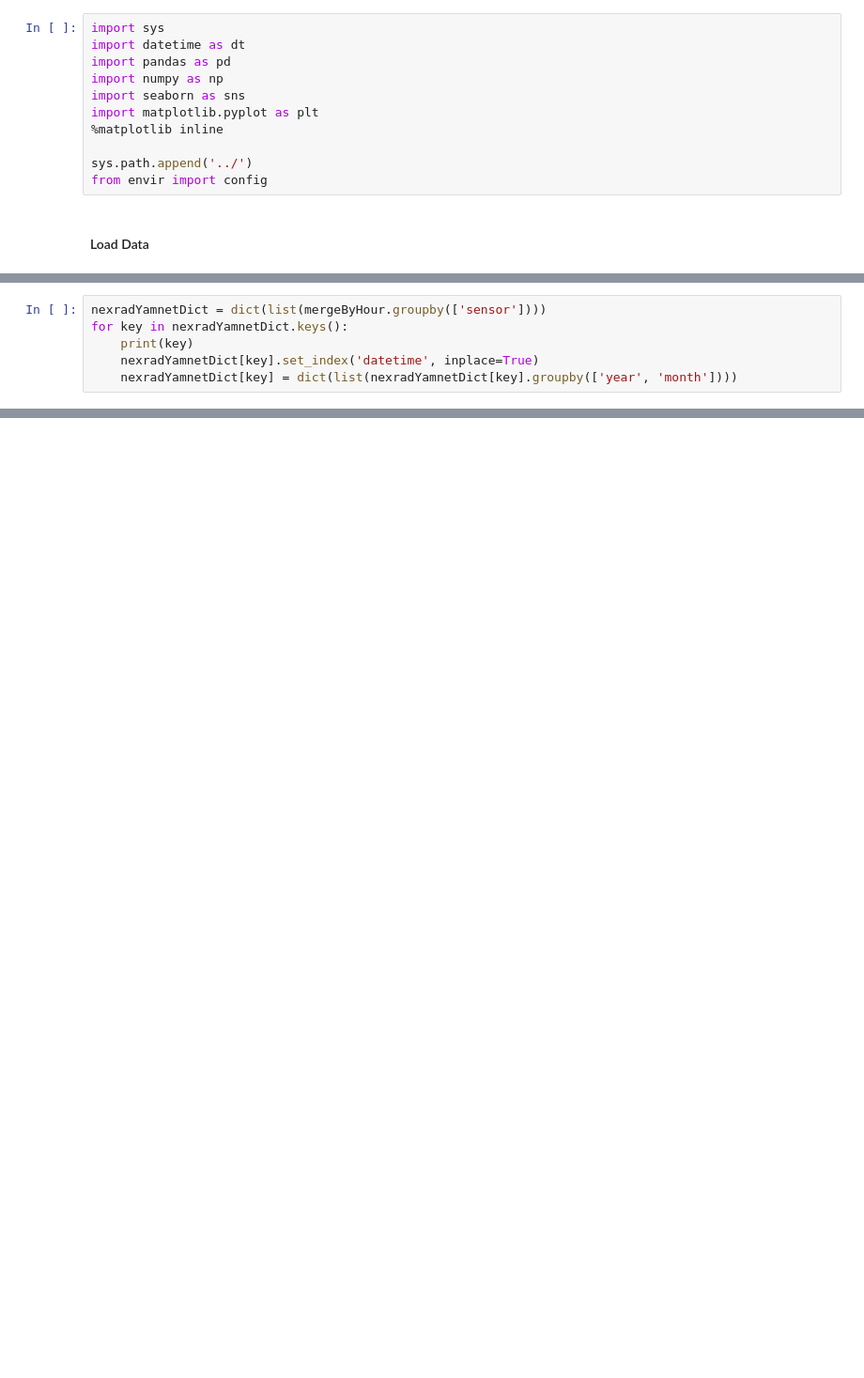
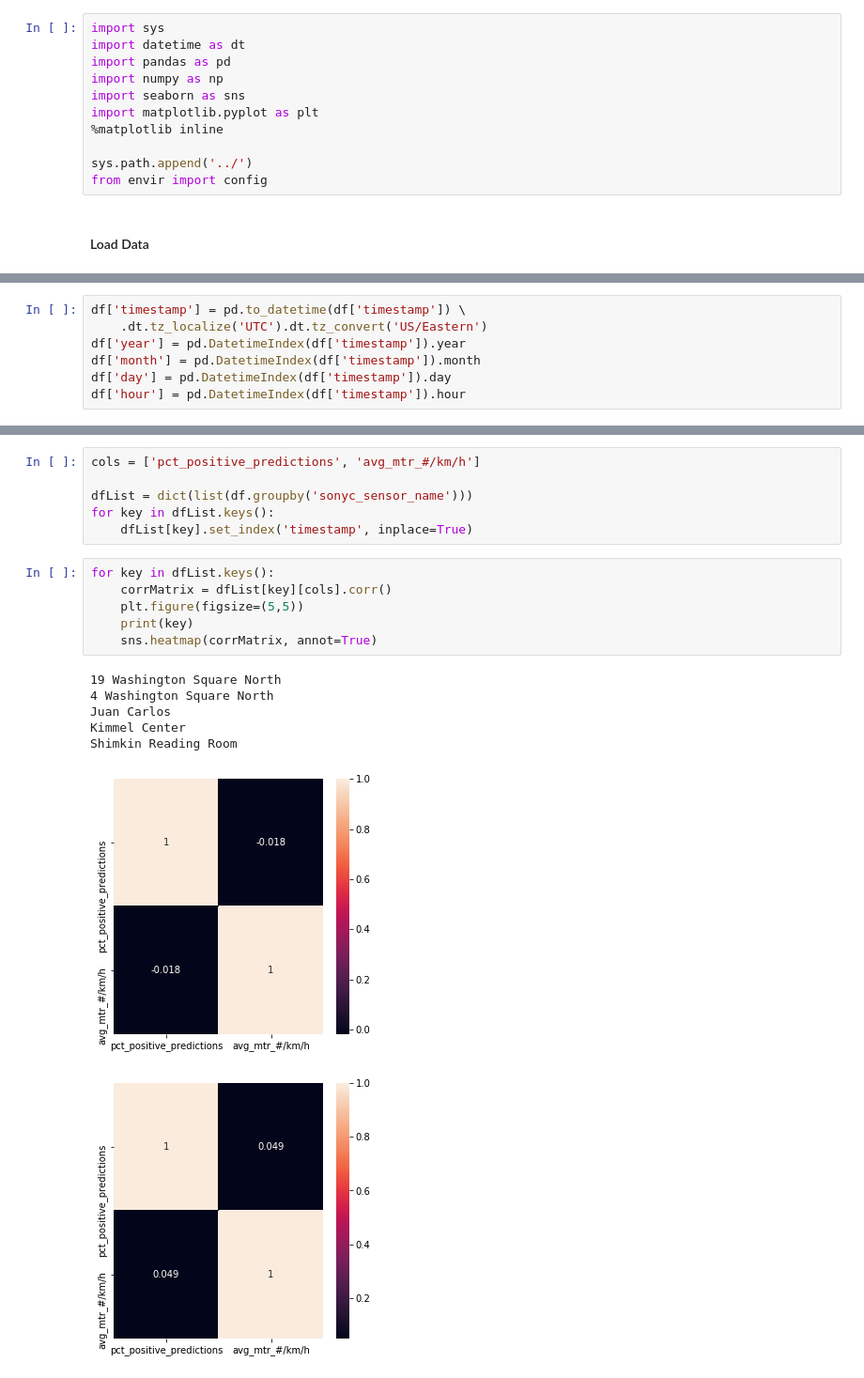
Before and after one commit to meiguan/urban_birds, a Jupyter notebook: model/relationship_nexrad_vs_yamnet_bird_predictions.ipynb, the cells around one changed output, grey strips where cells are left out. Shown at 94% size. Saved outputs shown, nothing was run; the diff lists cells and outputs as text; blank space fills up the shorter version.

```diff
--- a/model/relationship_nexrad_vs_yamnet_bird_predictions.ipynb
+++ b/model/relationship_nexrad_vs_yamnet_bird_predictions.ipynb
@@ -185,6 +13,0 @@ mergeByHour.head()
-# %%
-nexradYamnetDict = dict(list(mergeByHour.groupby(['sensor'])))
-for key in nexradYamnetDict.keys():
-    print(key)
-    nexradYamnetDict[key].set_index('datetime', inplace=True)
-    nexradYamnetDict[key] = dict(list(nexradYamnetDict[key].groupby(['year', 'month'])))
@@ -254,0 +19,7 @@ for sensor in nexradYamnetDict.keys():
+# %%
+df['timestamp'] = pd.to_datetime(df['timestamp']) \
+    .dt.tz_localize('UTC').dt.tz_convert('US/Eastern')
+df['year'] = pd.DatetimeIndex(df['timestamp']).year
+df['month'] = pd.DatetimeIndex(df['timestamp']).month
+df['day'] = pd.DatetimeIndex(df['timestamp']).day
+df['hour'] = pd.DatetimeIndex(df['timestamp']).hour
@@ -254,0 +117,20 @@ for sensor in nexradYamnetDict.keys():
+# %%
+cols = ['pct_positive_predictions', 'avg_mtr_#/km/h']
+
+dfList = dict(list(df.groupby('sonyc_sensor_name')))
+for key in dfList.keys():
+    dfList[key].set_index('timestamp', inplace=True)
+# %%
+for key in dfList.keys():
+    corrMatrix = dfList[key][cols].corr()
+    plt.figure(figsize=(5,5))
+    print(key)
+    sns.heatmap(corrMatrix, annot=True)
+# %% [output]
+19 Washington Square North
+4 Washington Square North
+Juan Carlos
+Kimmel Center
+Shimkin Reading Room
+[figure, added]
+[figure, added]
```
Also changed, not shown: parts of 43 cells of this notebook, 8 other files.
